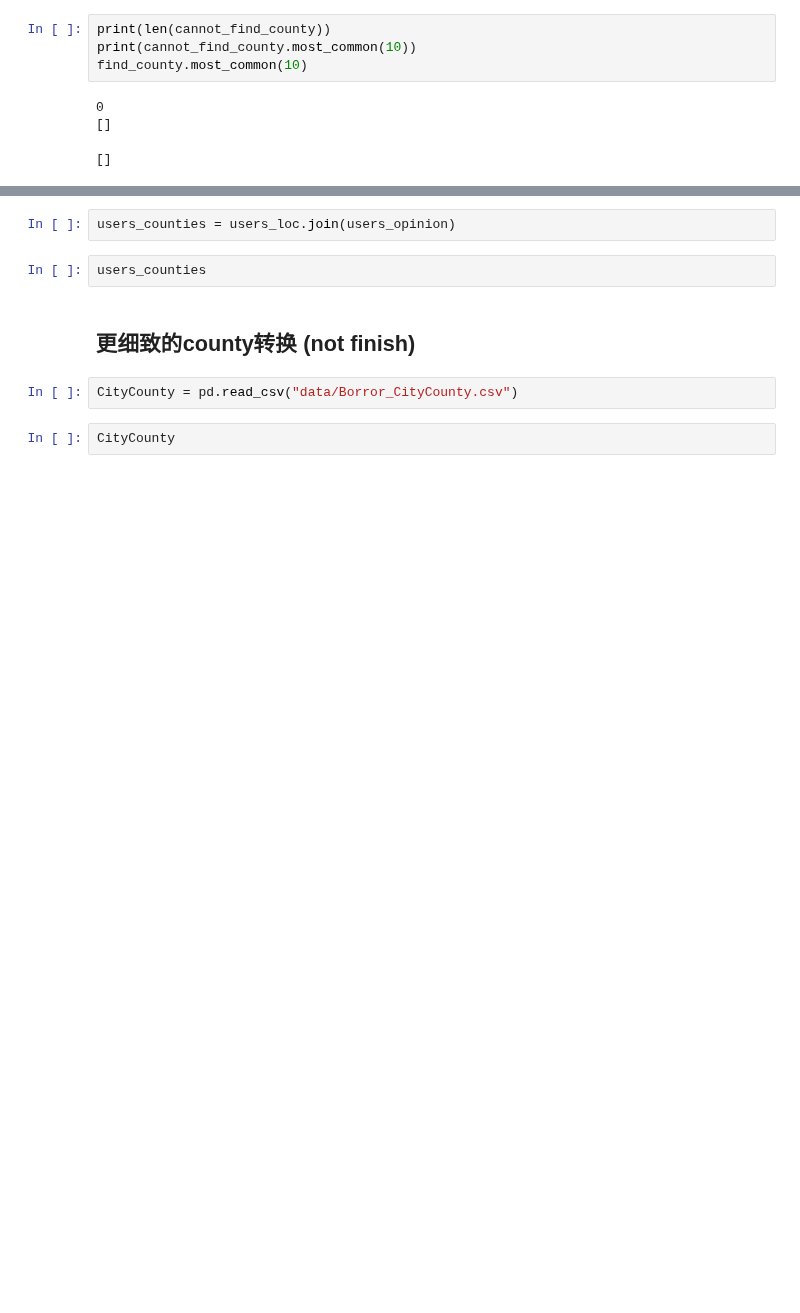
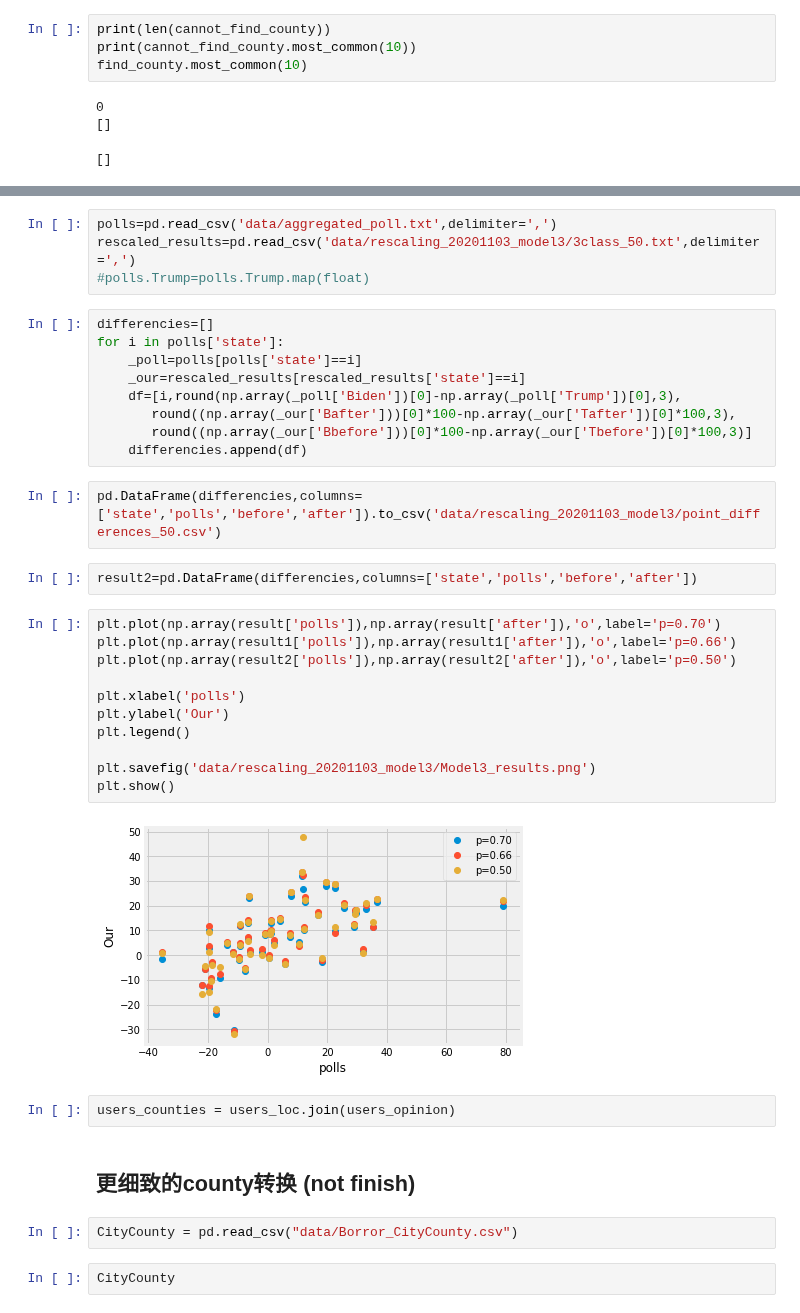
Before and after one commit to kayzhou/US_election, a Jupyter notebook: user_reweight_US.ipynb, the cells around one changed output, grey strips where cells are left out. Drawn from its saved outputs; the diff is of its cells as text; blank space fills up the shorter version.

```diff
--- a/user_reweight_US.ipynb
+++ b/user_reweight_US.ipynb
@@ -287,7 +323,35 @@ KeyboardInterrupt:
+# %%
+polls=pd.read_csv('data/aggregated_poll.txt',delimiter=',')
+rescaled_results=pd.read_csv('data/rescaling_20201103_model3/3class_50.txt',delimiter=',')
+#polls.Trump=polls.Trump.map(float)
+# %%
+differencies=[]
+for i in polls['state']:
+    _poll=polls[polls['state']==i]
+    _our=rescaled_results[rescaled_results['state']==i]
+    df=[i,round(np.array(_poll['Biden'])[0]-np.array(_poll['Trump'])[0],3),
+       round((np.array(_our['Bafter']))[0]*100-np.array(_our['Tafter'])[0]*100,3),
+       round((np.array(_our['Bbefore']))[0]*100-np.array(_our['Tbefore'])[0]*100,3)]
+    differencies.append(df)
+# %%
+pd.DataFrame(differencies,columns=['state','polls','before','after']).to_csv('data/rescaling_20201103_model3/point_differences_50.csv')
+# %%
+result2=pd.DataFrame(differencies,columns=['state','polls','before','after'])
+# %%
+plt.plot(np.array(result['polls']),np.array(result['after']),'o',label='p=0.70')
+plt.plot(np.array(result1['polls']),np.array(result1['after']),'o',label='p=0.66')
+plt.plot(np.array(result2['polls']),np.array(result2['after']),'o',label='p=0.50')
+
+plt.xlabel('polls')
+plt.ylabel('Our')
+plt.legend()
+
+plt.savefig('data/rescaling_20201103_model3/Model3_results.png')
+plt.show()
+# %% [output]
+[figure, added]
 # %%
 users_counties = users_loc.join(users_opinion)
-# %%
-users_counties
 # %% [markdown]
 ## 更细致的county转换 (not finish)
 # %%
```
Also changed, not shown: parts of 20 cells of this notebook.
